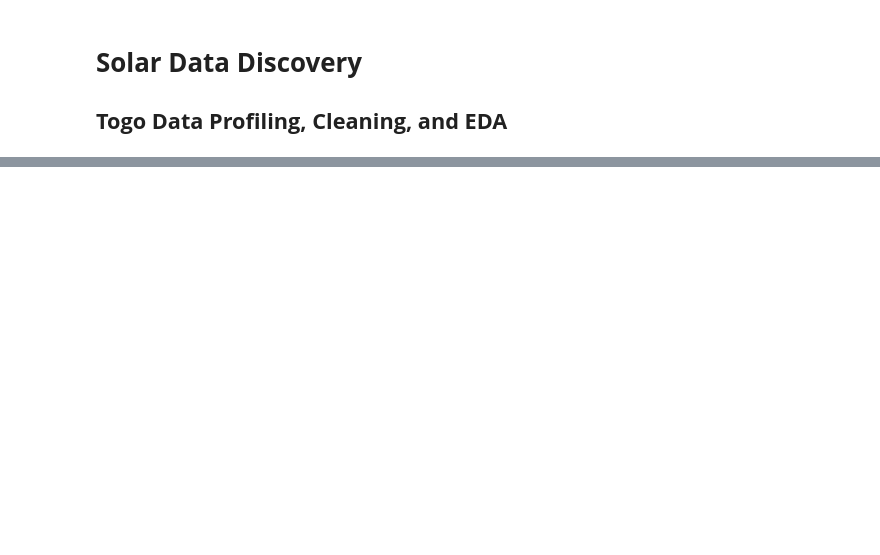
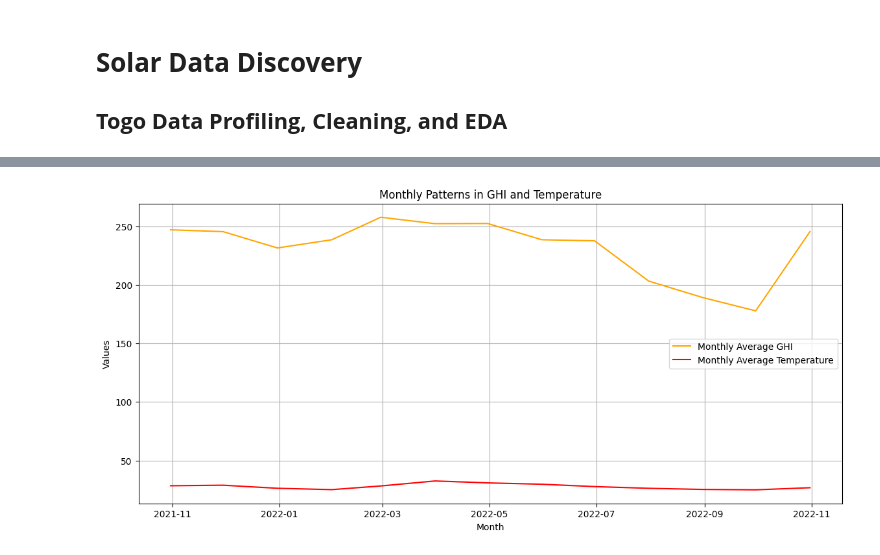
Before and after one commit to wondifraw/solar-challenge-week1, a Jupyter notebook: notebooks/togo_eda.ipynb, the cells around one changed output, grey strips where cells are left out. Saved outputs shown, nothing was run; the diff lists cells and outputs as text; code cells hidden in the pictures; blank space fills up the shorter version.

```diff
--- a/notebooks/togo_eda.ipynb
+++ b/notebooks/togo_eda.ipynb
@@ -689,0 +134,4 @@ plt.show()
+# %%
+plot_monthly_patterns(cleaned_df)
+# %% [output]
+[figure, added]
```
Also changed, not shown: parts of 91 cells of this notebook, 1 other file.
